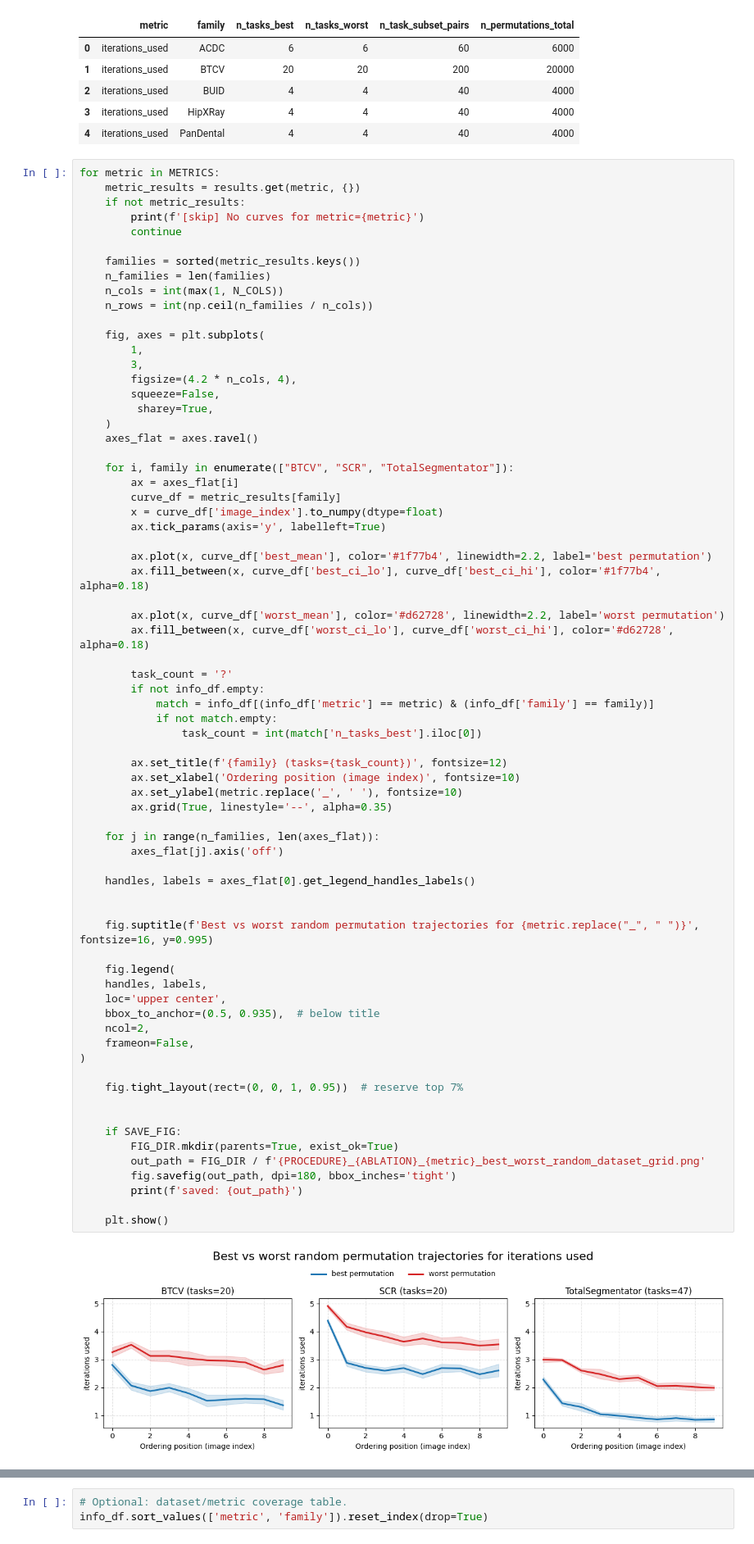
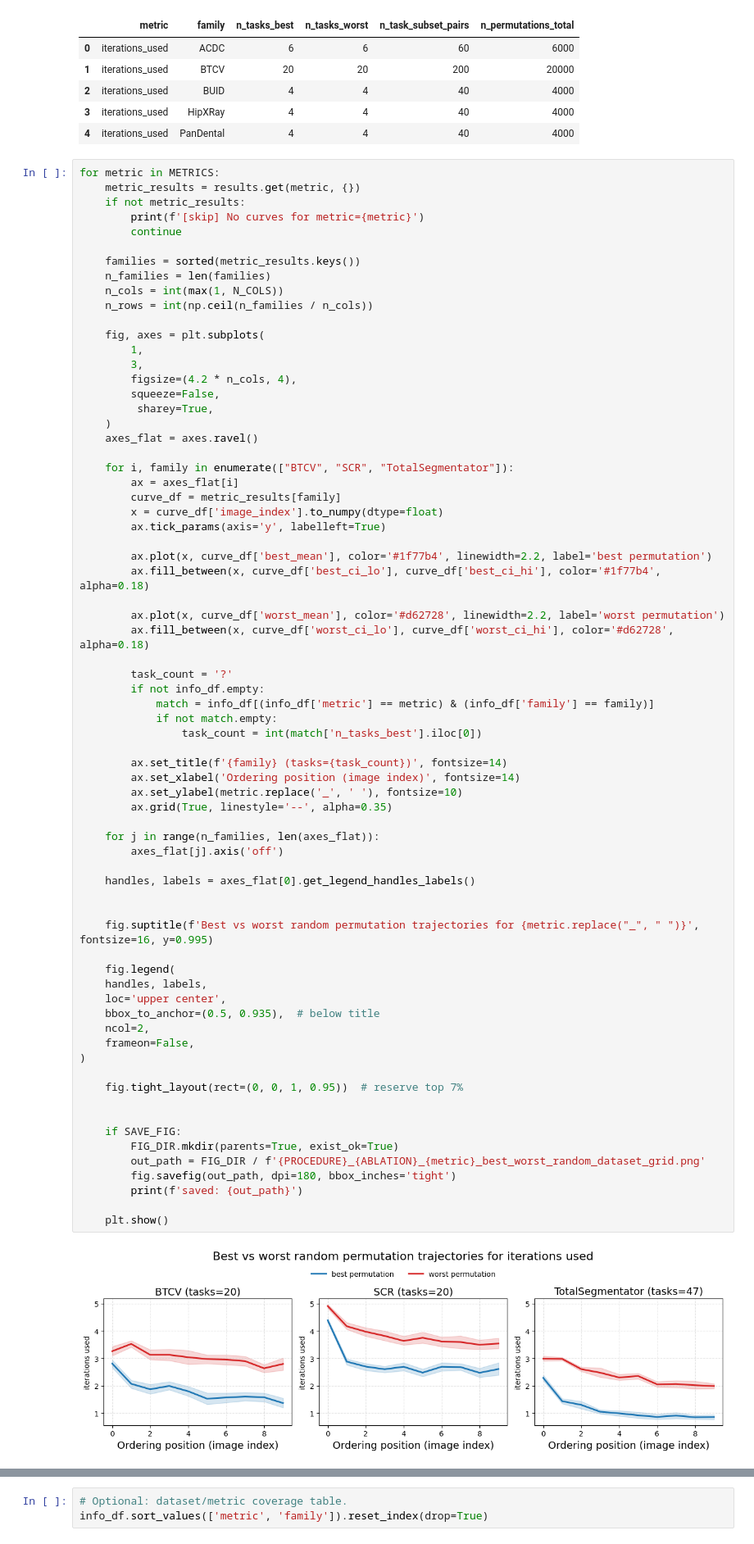
Before and after one commit to TsukkiGia/mvseg-ordering, a Jupyter notebook: notebooks/best_worst_permutation_trajectory_hierci.ipynb, the cells around one changed output, grey strips where cells are left out. Shown at 82% size. Cells and saved outputs as stored; diff of their text form.

```diff
--- a/notebooks/best_worst_permutation_trajectory_hierci.ipynb
+++ b/notebooks/best_worst_permutation_trajectory_hierci.ipynb
@@ -274,36 +274,36 @@ for metric in METRICS:
             if not match.empty:
                 task_count = int(match['n_tasks_best'].iloc[0])
 
-        ax.set_title(f'{family} (tasks={task_count})', fontsize=12)
-        ax.set_xlabel('Ordering position (image index)', fontsize=10)
+        ax.set_title(f'{family} (tasks={task_count})', fontsize=14)
+        ax.set_xlabel('Ordering position (image index)', fontsize=14)
         ax.set_ylabel(metric.replace('_', ' '), fontsize=10)
         ax.grid(True, linestyle='--', alpha=0.35)
 
     for j in range(n_families, len(axes_flat)):
         axes_flat[j].axis('off')
 
     handles, labels = axes_flat[0].get_legend_handles_labels()
 
 
     fig.suptitle(f'Best vs worst random permutation trajectories for {metric.replace("_", " ")}', fontsize=16, y=0.995)
 
     fig.legend(
     handles, labels,
     loc='upper center',
     bbox_to_anchor=(0.5, 0.935),  # below title
     ncol=2,
     frameon=False,
 )
 
     fig.tight_layout(rect=(0, 0, 1, 0.95))  # reserve top 7%
 
 
     if SAVE_FIG:
         FIG_DIR.mkdir(parents=True, exist_ok=True)
         out_path = FIG_DIR / f'{PROCEDURE}_{ABLATION}_{metric}_best_worst_random_dataset_grid.png'
         fig.savefig(out_path, dpi=180, bbox_inches='tight')
         print(f'saved: {out_path}')
 
     plt.show()
 # %% [output]
-[figure, old version]
+[figure, new version]
```
Also changed, not shown: parts of 1 cell of this notebook, 2 other files.
